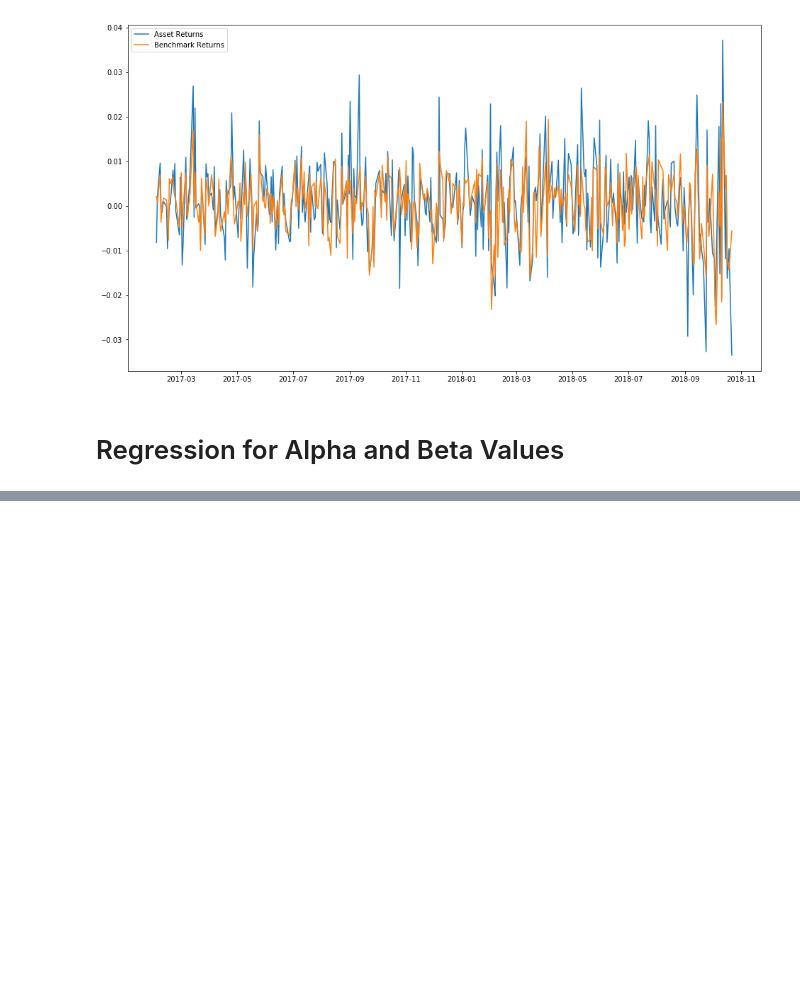
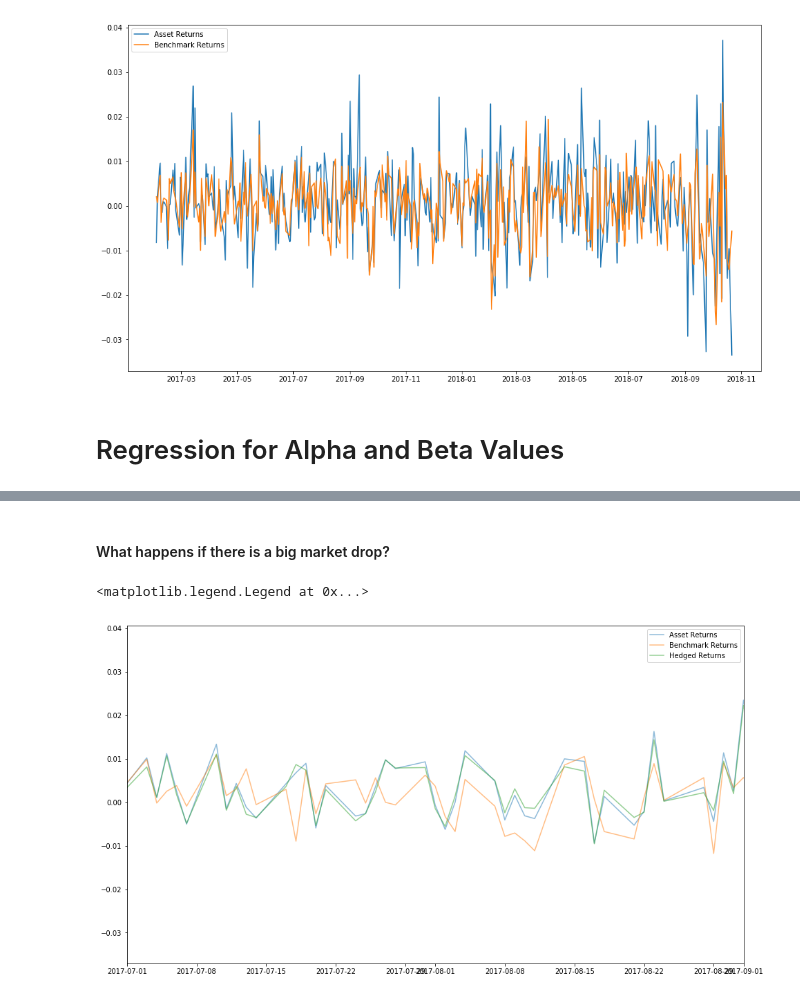
Before and after one commit to magnacore/Portfolio-Optimization-and-Return-Analysis, a Jupyter notebook: Portfolio Optimization and Analysis.ipynb, the cells around one changed output, grey strips where cells are left out. Saved outputs shown, nothing was run; the diff lists cells and outputs as text; code cells hidden in the pictures; blank space fills up the shorter version.

```diff
--- a/Portfolio Optimization and Analysis.ipynb
+++ b/Portfolio Optimization and Analysis.ipynb
@@ -160,0 +310,14 @@ Text(0, 0.5, 'AAPL Ret')
+# %% [markdown]
+#### What happens if there is a big market drop?
+# %%
+fig, ax = plt.subplots(figsize = (16,9))
+
+ax.plot(asset_returns['Asset Returns'], label = 'Asset Returns', alpha=0.5)
+ax.plot(benchmark_returns['Benchmark Returns'], label = 'Benchmark Returns', alpha=0.5)
+ax.plot(hedged, label = 'Hedged Returns', alpha=0.5)
+ax.set_xlim(['2017-07-01','2017-09-01'])
+
+ax.legend()
+# %% [output]
+<matplotlib.legend.Legend at 0x...>
+[figure, added]
```
Also changed, not shown: parts of 32 cells of this notebook.
